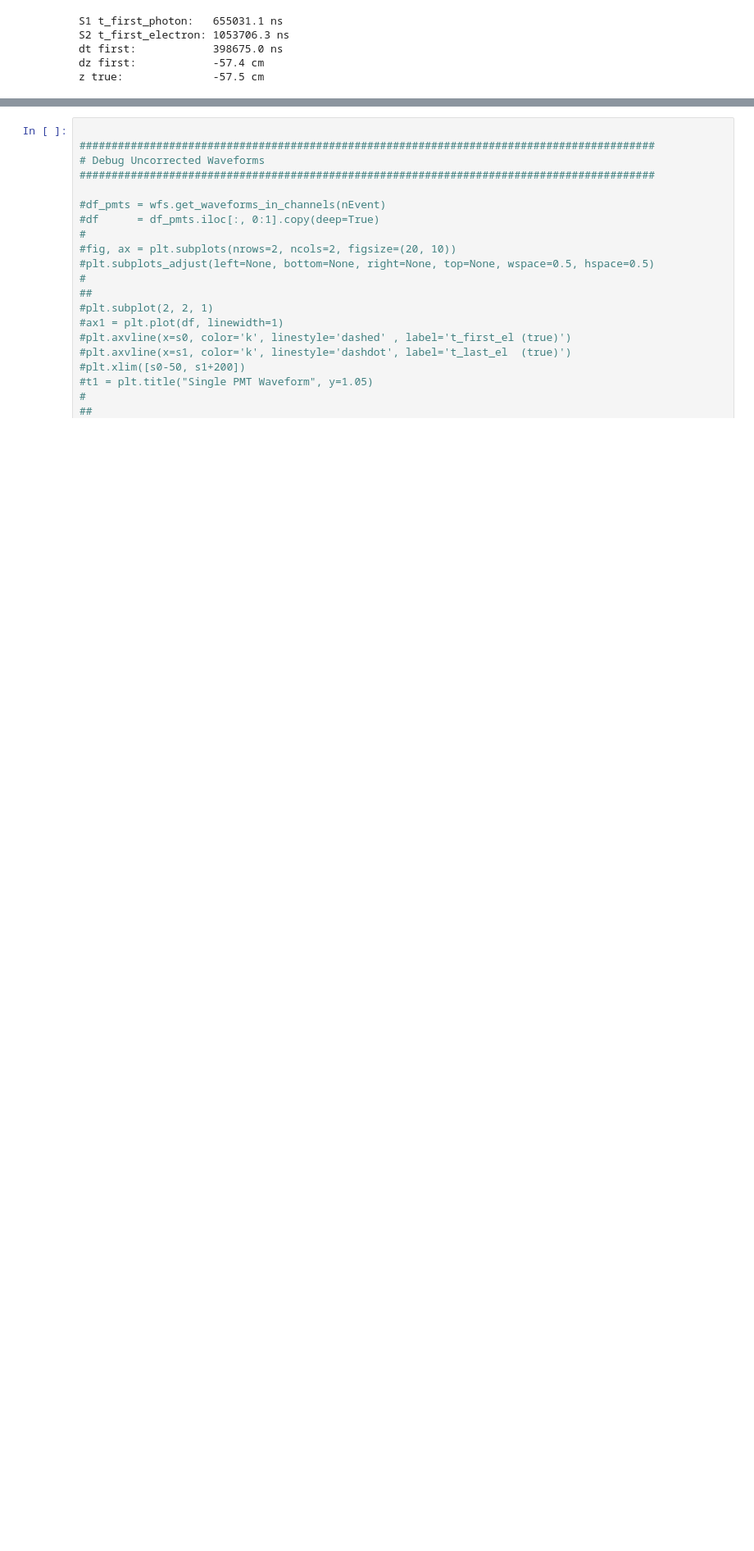
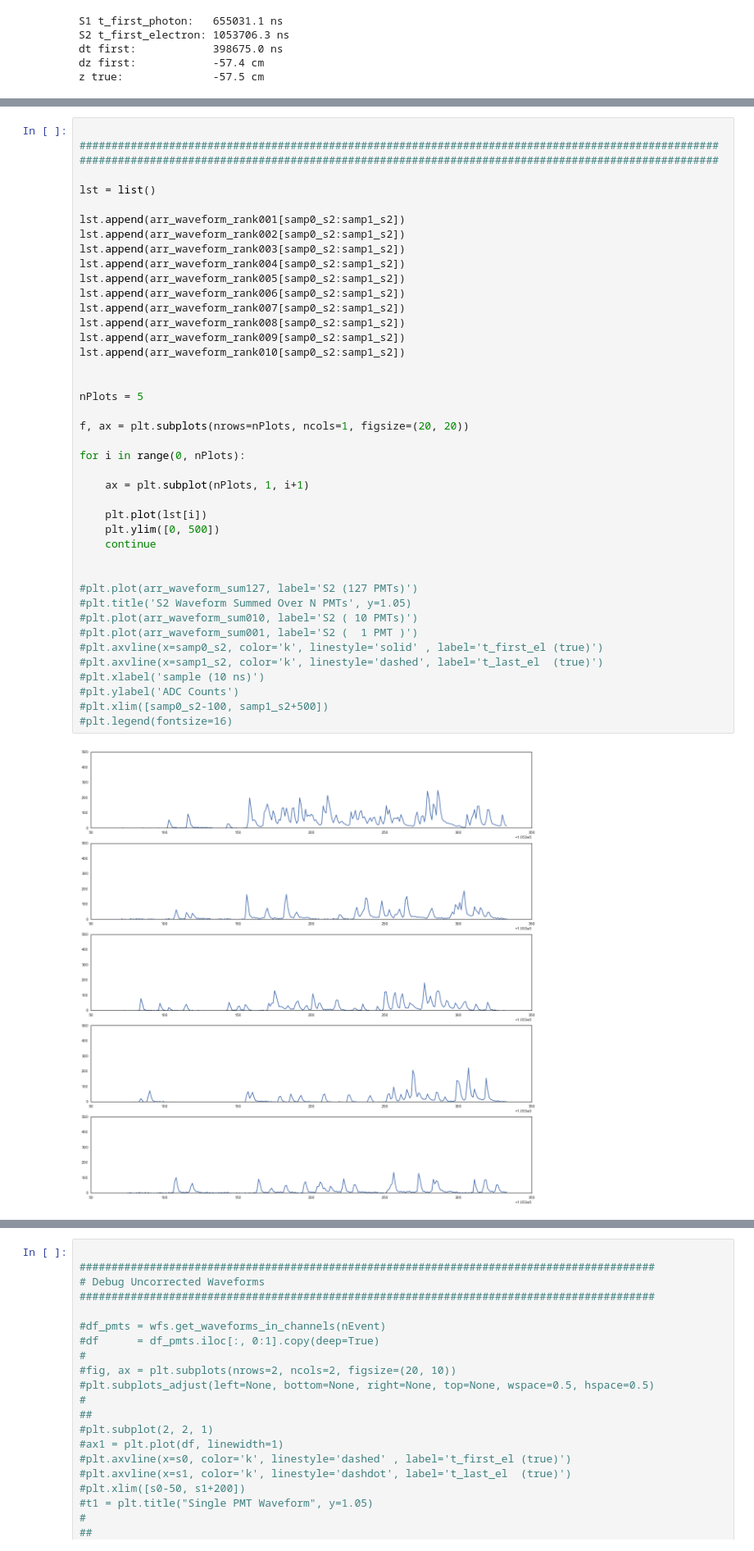
Before and after one commit to dbarg/pax_reconstruction, a Jupyter notebook: plot_s2_waveforms.ipynb, the cells around one changed output, grey strips where cells are left out. Shown at 82% size. Cells and saved outputs as stored; diff of their text form; blank space fills up the shorter version.

```diff
--- a/plot_s2_waveforms.ipynb
+++ b/plot_s2_waveforms.ipynb
@@ -403,0 +428,44 @@ print()
+# %%
+
+####################################################################################################
+####################################################################################################
+
+lst = list()
+
+lst.append(arr_waveform_rank001[samp0_s2:samp1_s2])
+lst.append(arr_waveform_rank002[samp0_s2:samp1_s2])
+lst.append(arr_waveform_rank003[samp0_s2:samp1_s2])
+lst.append(arr_waveform_rank004[samp0_s2:samp1_s2])
+lst.append(arr_waveform_rank005[samp0_s2:samp1_s2])
+lst.append(arr_waveform_rank006[samp0_s2:samp1_s2])
+lst.append(arr_waveform_rank007[samp0_s2:samp1_s2])
+lst.append(arr_waveform_rank008[samp0_s2:samp1_s2])
+lst.append(arr_waveform_rank009[samp0_s2:samp1_s2])
+lst.append(arr_waveform_rank010[samp0_s2:samp1_s2])
+
+
+nPlots = 5
+
+f, ax = plt.subplots(nrows=nPlots, ncols=1, figsize=(20, 20))
+
+for i in range(0, nPlots):
+
+    ax = plt.subplot(nPlots, 1, i+1)
+
+    plt.plot(lst[i])
+    plt.ylim([0, 500])
+    continue
+
+
+#plt.plot(arr_waveform_sum127, label='S2 (127 PMTs)')
+#plt.title('S2 Waveform Summed Over N PMTs', y=1.05)
+#plt.plot(arr_waveform_sum010, label='S2 ( 10 PMTs)')
+#plt.plot(arr_waveform_sum001, label='S2 (  1 PMT )')
+#plt.axvline(x=samp0_s2, color='k', linestyle='solid' , label='t_first_el (true)')
+#plt.axvline(x=samp1_s2, color='k', linestyle='dashed', label='t_last_el  (true)')
+#plt.xlabel('sample (10 ns)')
+#plt.ylabel('ADC Counts')
+#plt.xlim([samp0_s2-100, samp1_s2+500])
+#plt.legend(fontsize=16)
+# %% [output]
+[figure, added]
```
Also changed, not shown: parts of 14 cells of this notebook, 2 other files.
